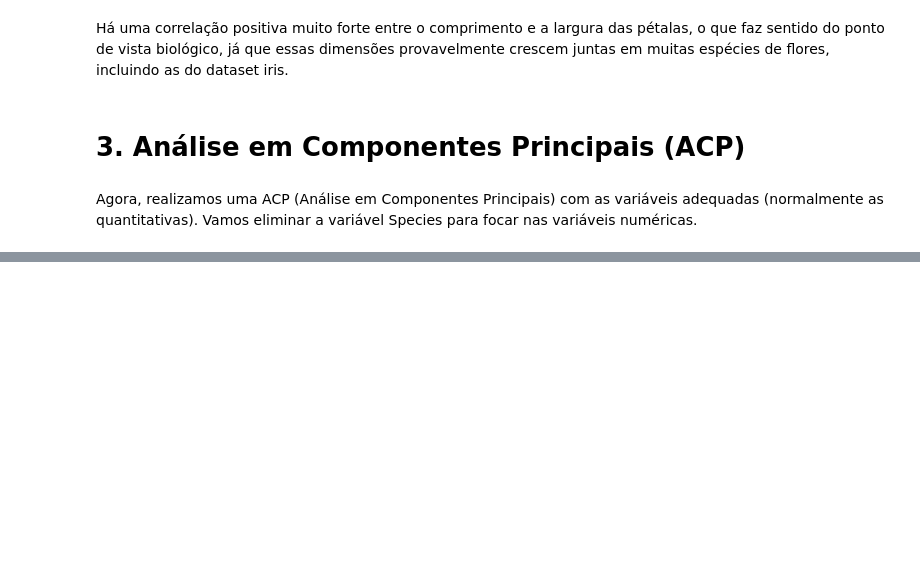
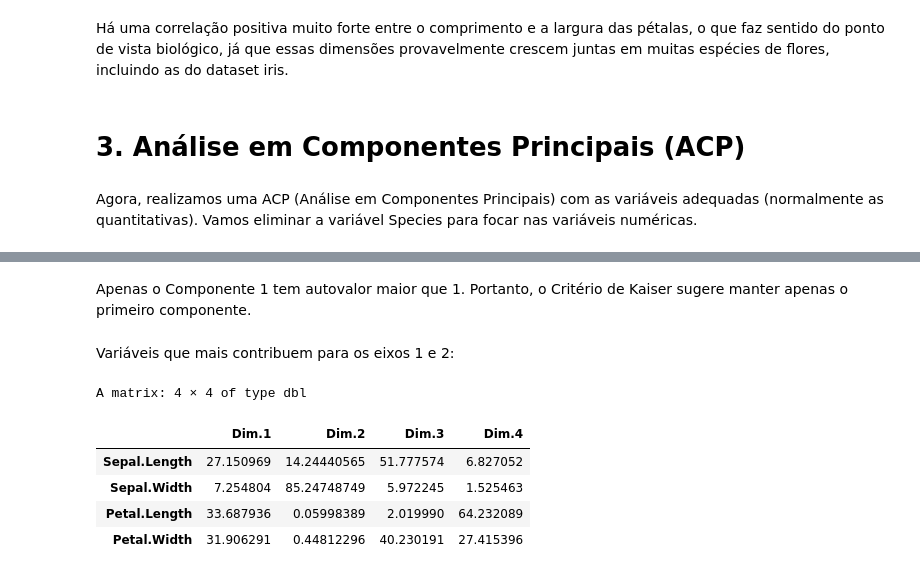
Before and after one commit to diogojorgebasso/DataAnalysis_R_MinesNancy, a Jupyter notebook: Train for the Test/ex1.ipynb, the cells around one changed output, grey strips where cells are left out. Drawn from its saved outputs; the diff is of its cells as text; code cells hidden in the pictures; blank space fills up the shorter version.

```diff
--- a/Train for the Test/ex1.ipynb
+++ b/Train for the Test/ex1.ipynb
@@ -102,0 +130,13 @@ Petal.Width   0.059 |
+# %% [markdown]
+Apenas o Componente 1 tem autovalor maior que 1. Portanto, o Critério de Kaiser sugere manter apenas o primeiro componente.
+# %% [markdown]
+Variáveis que mais contribuem para os eixos 1 e 2:
+# %%
+iris_acp$var$contrib
+# %% [output]
+A matrix: 4 × 4 of type dbl
+|  | Dim.1 | Dim.2 | Dim.3 | Dim.4 |
+| Sepal.Length | 27.150969 | 14.24440565 | 51.777574 | 6.827052 |
+| Sepal.Width | 7.254804 | 85.24748749 | 5.972245 | 1.525463 |
+| Petal.Length | 33.687936 | 0.05998389 | 2.019990 | 64.232089 |
+| Petal.Width | 31.906291 | 0.44812296 | 40.230191 | 27.415396 |
```
Also changed, not shown: parts of 33 cells of this notebook, 4 other files.
